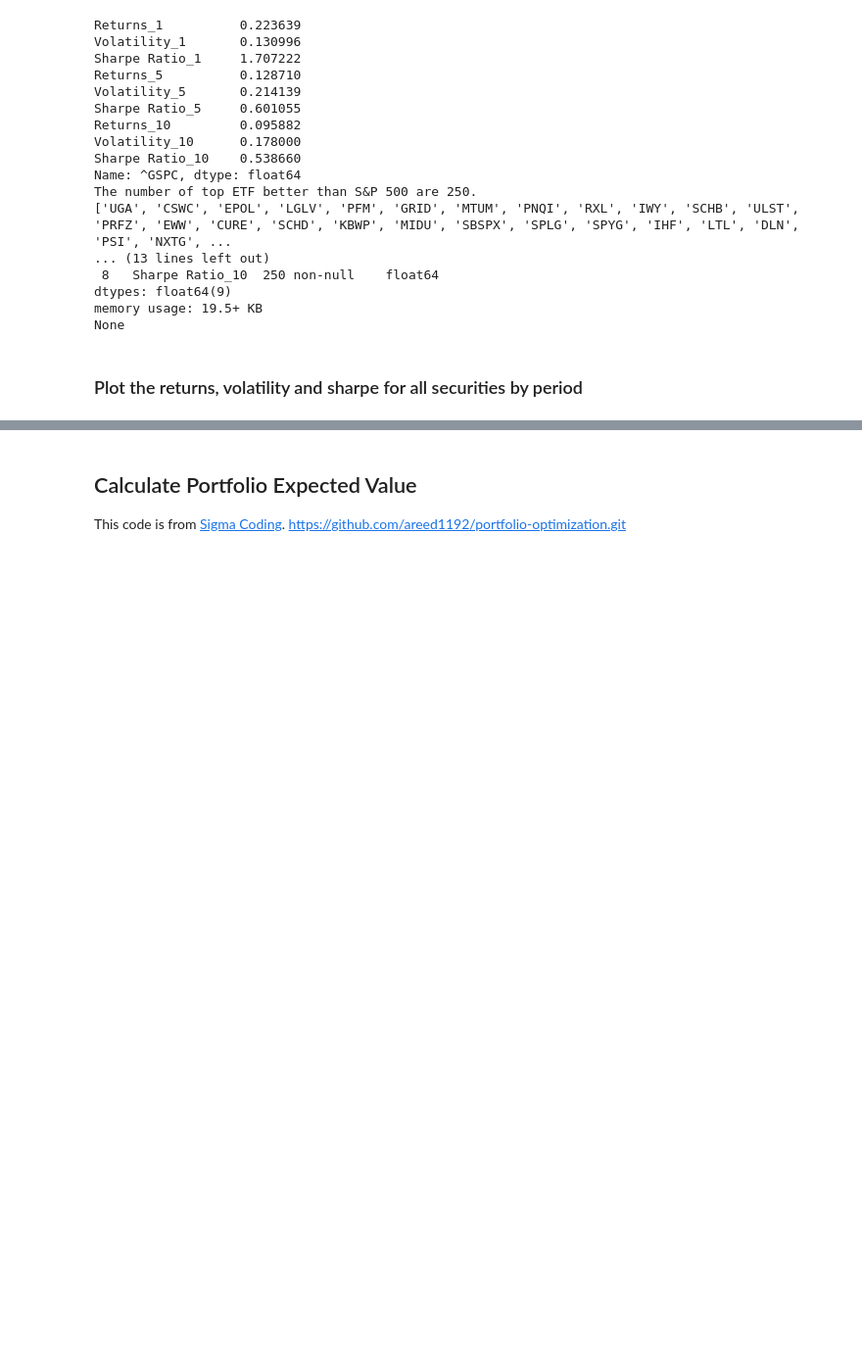
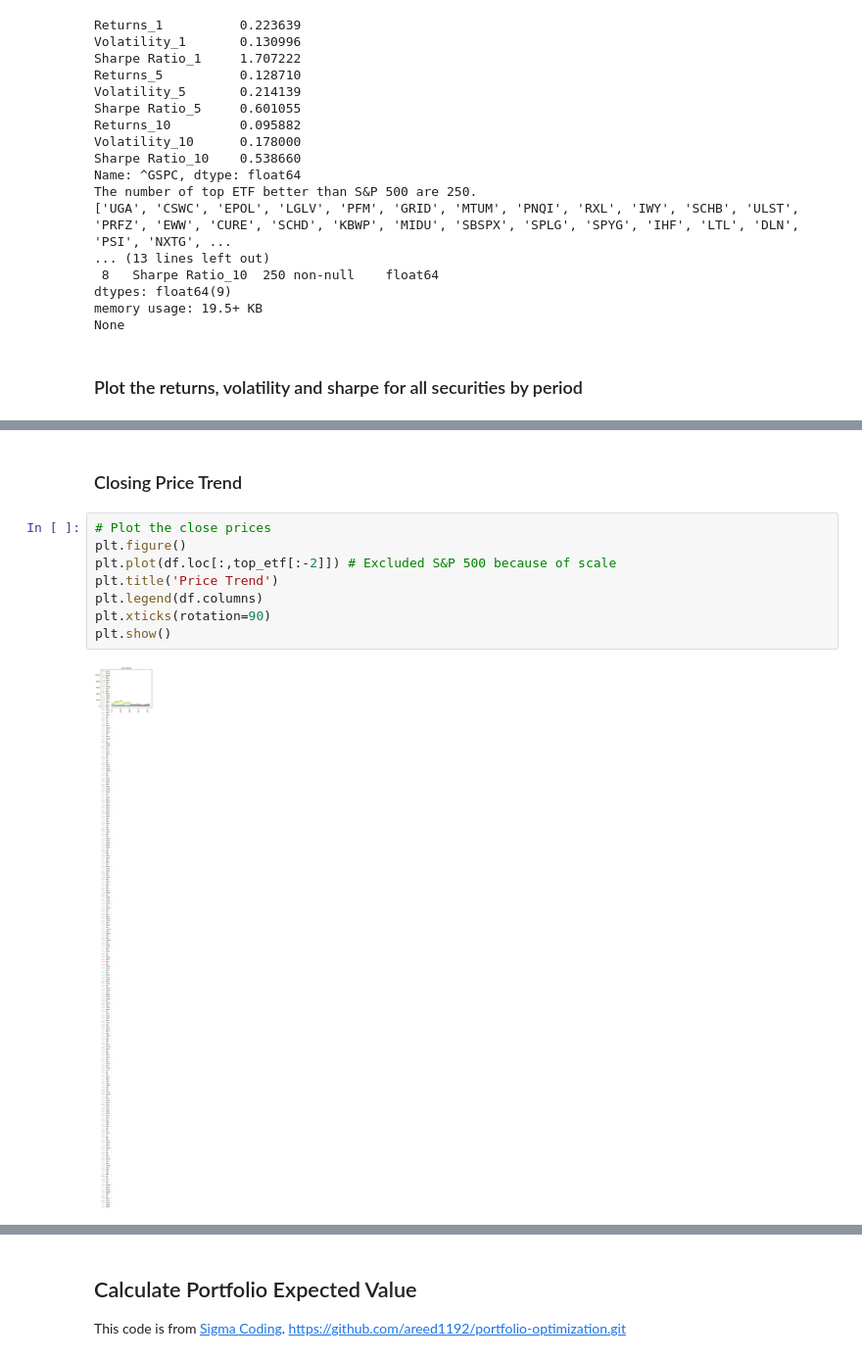
Before and after one commit to sean123174/codeLibrary, a Jupyter notebook: python/portfolio-optimization.ipynb, the cells around one changed output, grey strips where cells are left out. Shown at 98% size. Saved outputs shown, nothing was run; the diff lists cells and outputs as text; blank space fills up the shorter version.

Commit message:
Moved trend and correlation graphs after the selecting top_etf

```diff
--- a/python/portfolio-optimization.ipynb
+++ b/python/portfolio-optimization.ipynb
@@ -460,0 +429,12 @@ plt.show()
+# %% [markdown]
+### Closing Price Trend
+# %%
+# Plot the close prices
+plt.figure()
+plt.plot(df.loc[:,top_etf[:-2]]) # Excluded S&P 500 because of scale
+plt.title('Price Trend')
+plt.legend(df.columns)
+plt.xticks(rotation=90)
+plt.show()
+# %% [output]
+[figure, added]
```
Also changed, not shown: parts of 6 cells of this notebook.
